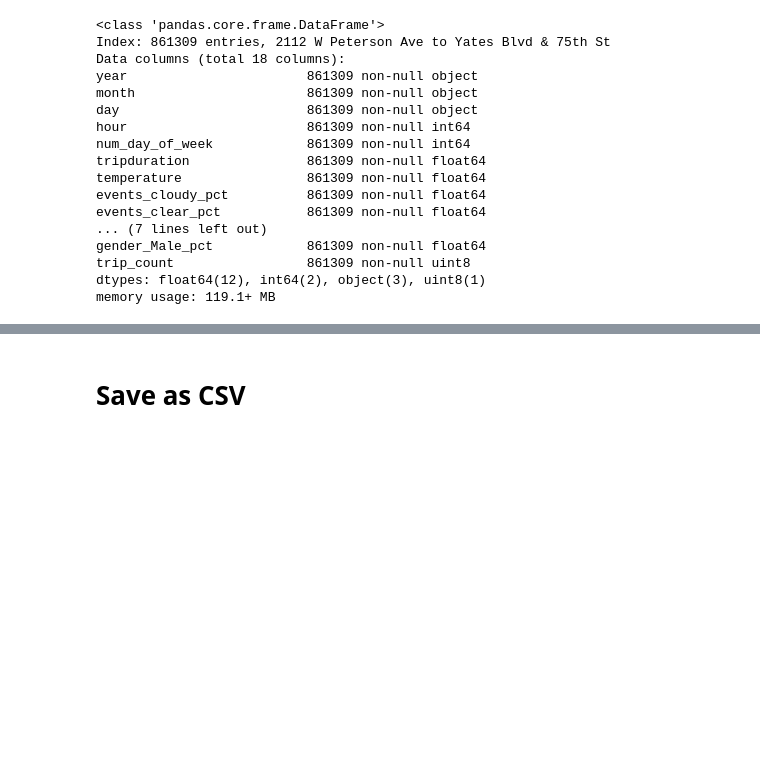
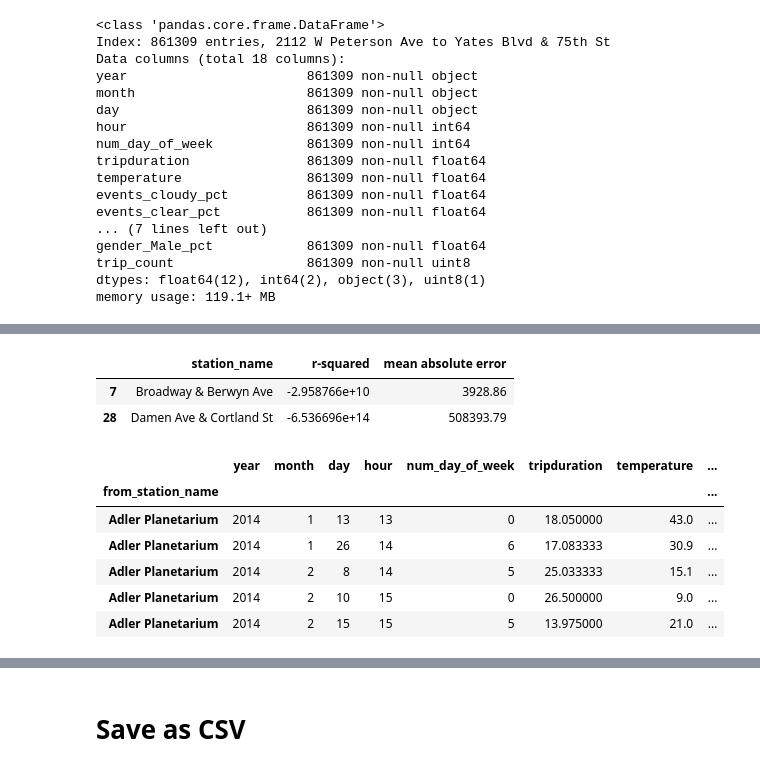
Before and after one commit to karahahn/Springboard_Capstone2, a Jupyter notebook: Modeling Dataframe.ipynb, the cells around one changed output, grey strips where cells are left out. Saved outputs shown, nothing was run; the diff lists cells and outputs as text; code cells hidden in the pictures; blank space fills up the shorter version.

```diff
--- a/Modeling Dataframe.ipynb
+++ b/Modeling Dataframe.ipynb
@@ -526,0 +542,15 @@ memory usage: 119.1+ MB
+# %%
+yr2014 = dfdmodel[dfdmodel['year']=='2014']
+yr2015 = dfdmodel[dfdmodel['year']=='2015']
+yr2016 = dfdmodel[dfdmodel['year']=='2016']
+yr2017 = dfdmodel[dfdmodel['year']=='2017']
+# %%
+station2014 = yr2014['from_station_name'].unique().tolist()
+station2015 = yr2015['from_station_name'].unique().tolist()
+station2016 = yr2016['from_station_name'].unique().tolist()
+station2017 = yr2017['from_station_name'].unique().tolist()
+# %%
+dfdmodel = dfdmodel[dfdmodel['from_station_name'].isin(station2017)]
+dfdmodel = dfdmodel[dfdmodel['from_station_name'].isin(station2016)]
+dfdmodel = dfdmodel[dfdmodel['from_station_name'].isin(station2015)]
+dfdmodel = dfdmodel[dfdmodel['from_station_name'].isin(station2014)]
@@ -526,0 +560,2 @@ memory usage: 119.1+ MB
+# %%
+dfdmodel = dfdmodel.set_index('from_station_name')
@@ -526,0 +623,16 @@ memory usage: 119.1+ MB
+# %%
+bad_stations
+# %% [output]
+|  | station_name | r-squared | mean absolute error |
+| 7 | Broadway & Berwyn Ave | -2.958766e+10 | 3928.86 |
+| 28 | Damen Ave & Cortland St | -6.536696e+14 | 508393.79 |
+# %%
+dfdmodel.head()
+# %% [output]
+|  | year | month | day | hour | num_day_of_week | tripduration | temperature | ... |
+| from_station_name |  |  |  |  |  |  |  | ... |
+| Adler Planetarium | 2014 | 1 | 13 | 13 | 0 | 18.050000 | 43.0 | ... |
+| Adler Planetarium | 2014 | 1 | 26 | 14 | 6 | 17.083333 | 30.9 | ... |
+| Adler Planetarium | 2014 | 2 | 8 | 14 | 5 | 25.033333 | 15.1 | ... |
+| Adler Planetarium | 2014 | 2 | 10 | 15 | 0 | 26.500000 | 9.0 | ... |
+| Adler Planetarium | 2014 | 2 | 15 | 15 | 5 | 13.975000 | 21.0 | ... |
```
Also changed, not shown: parts of 47 cells of this notebook.
